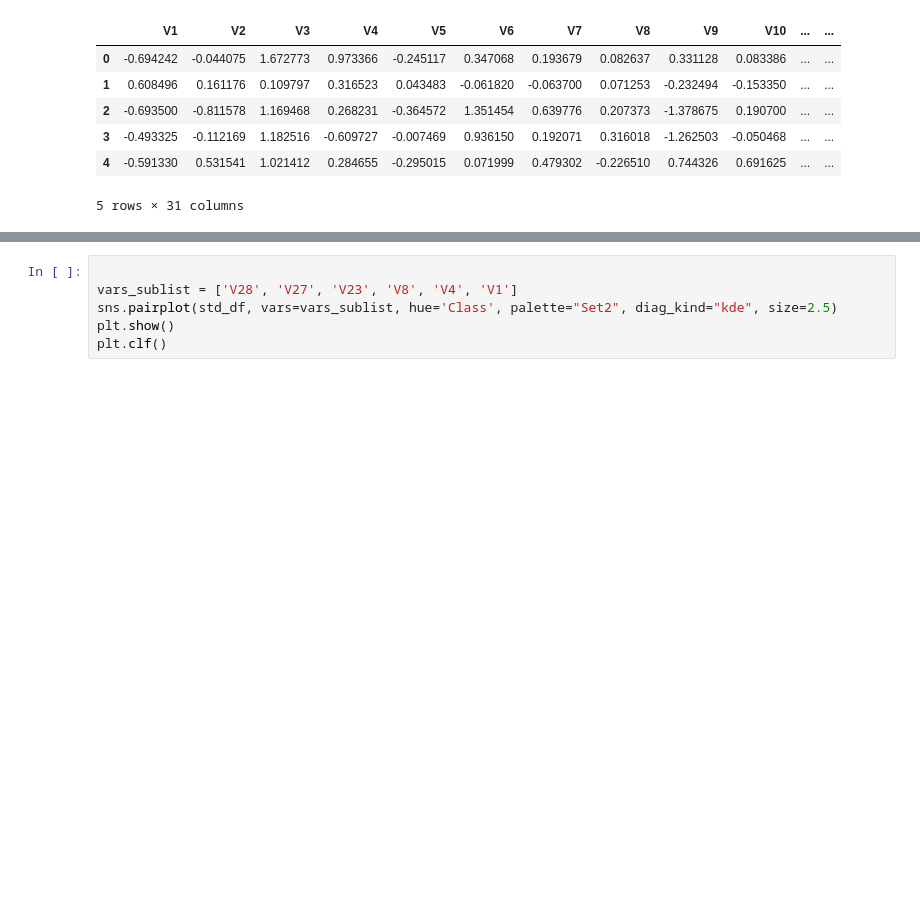
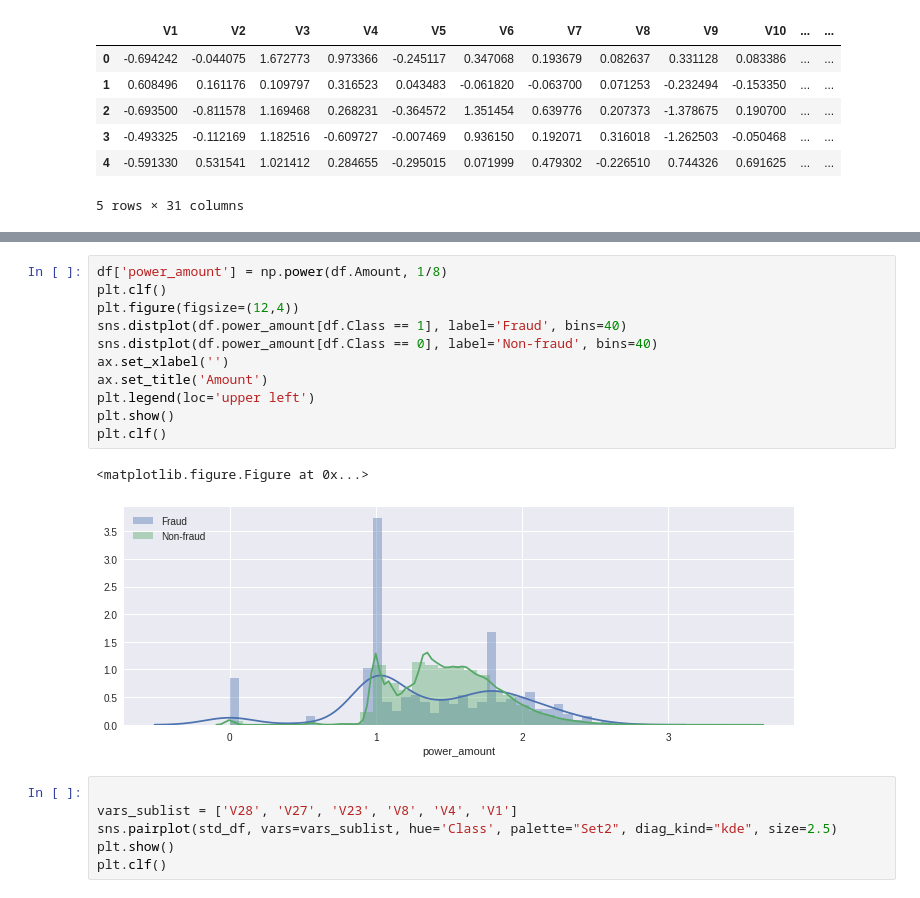
Before and after one commit to vosilov/Data-Science-Portfolio, a Jupyter notebook: Credit card fraud/CreditCardFraudDetection.ipynb, the cells around one changed output, grey strips where cells are left out. Drawn from its saved outputs; the diff is of its cells as text; blank space fills up the shorter version.

```diff
--- a/Credit card fraud/CreditCardFraudDetection.ipynb
+++ b/Credit card fraud/CreditCardFraudDetection.ipynb
@@ -80,3 +88,17 @@ plt.clf()
+# %%
+df['power_amount'] = np.power(df.Amount, 1/8)
+plt.clf()
+plt.figure(figsize=(12,4))
+sns.distplot(df.power_amount[df.Class == 1], label='Fraud', bins=40)
+sns.distplot(df.power_amount[df.Class == 0], label='Non-fraud', bins=40)
+ax.set_xlabel('')
+ax.set_title('Amount')
+plt.legend(loc='upper left')
+plt.show()
+plt.clf()
+# %% [output]
+<matplotlib.figure.Figure at 0x...>
+[figure, added]
 # %%
 
 vars_sublist = ['V28', 'V27', 'V23', 'V8', 'V4', 'V1']
```
Also changed, not shown: parts of 12 cells of this notebook.
